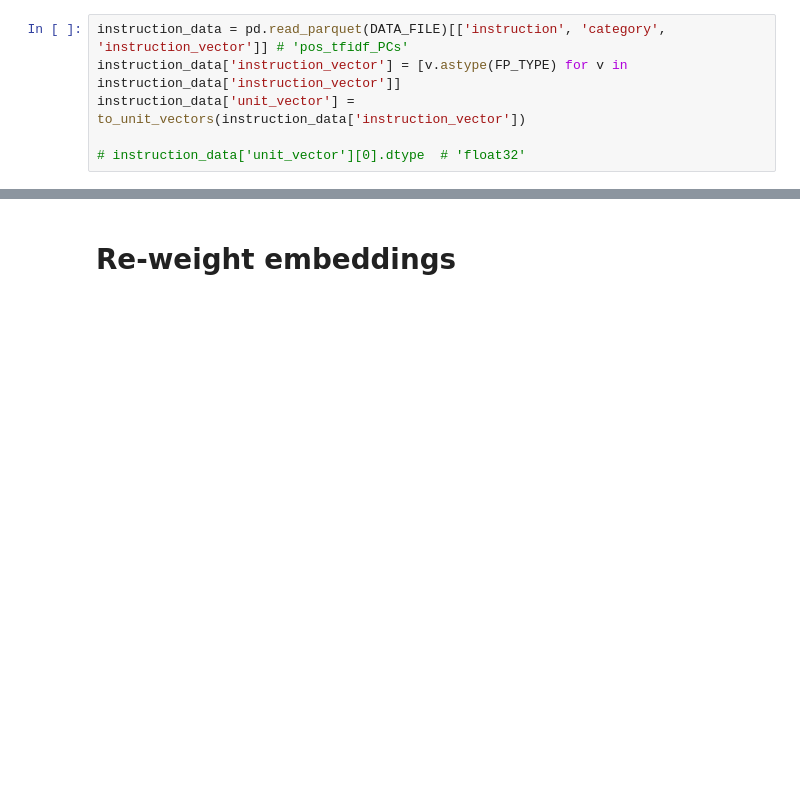
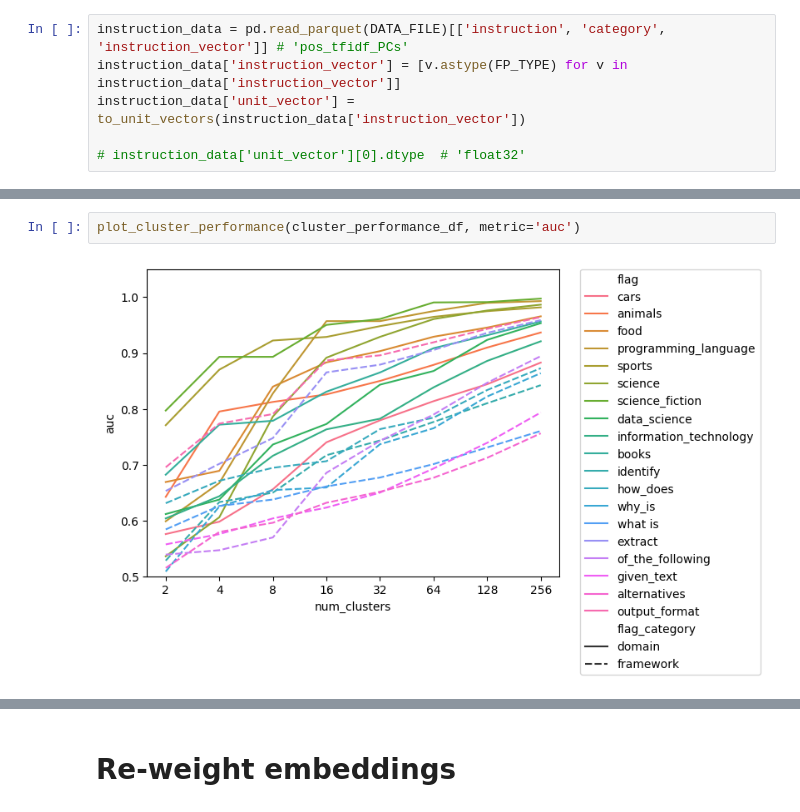
Before and after one commit to rmhorton/instruction_tuning, a Jupyter notebook: aa_cluster_demo.ipynb, the cells around one changed output, grey strips where cells are left out. Cells and saved outputs as stored; diff of their text form; blank space fills up the shorter version.

```diff
--- a/aa_cluster_demo.ipynb
+++ b/aa_cluster_demo.ipynb
@@ -62,0 +140,4 @@ plot_cluster_aucs(cluster_roc_df)
+# %%
+plot_cluster_performance(cluster_performance_df, metric='auc')
+# %% [output]
+[figure, added]
```
Also changed, not shown: parts of 35 cells of this notebook, 2 other files.
